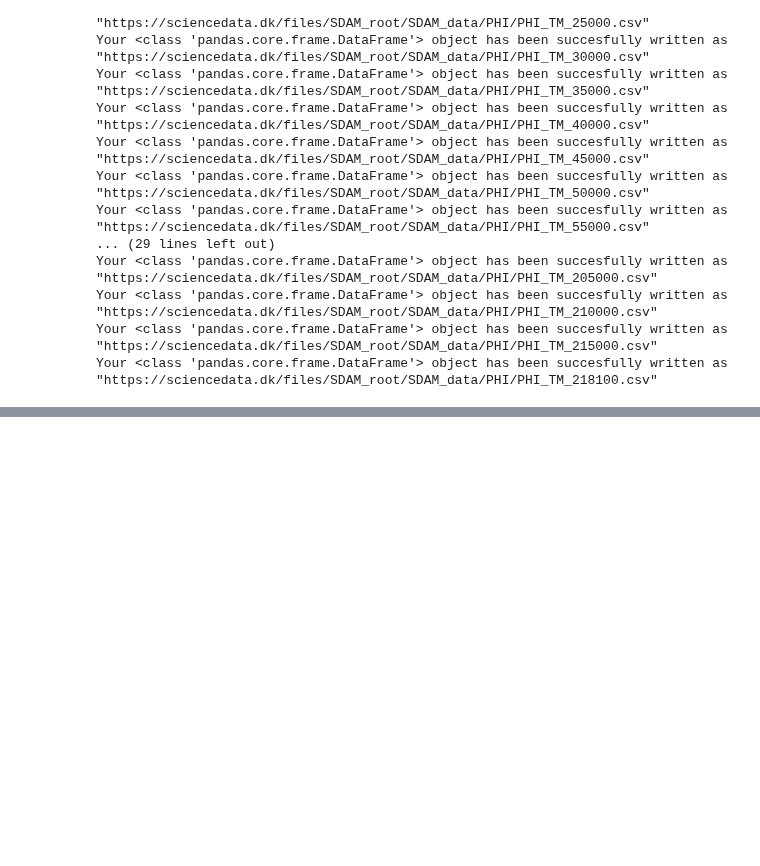
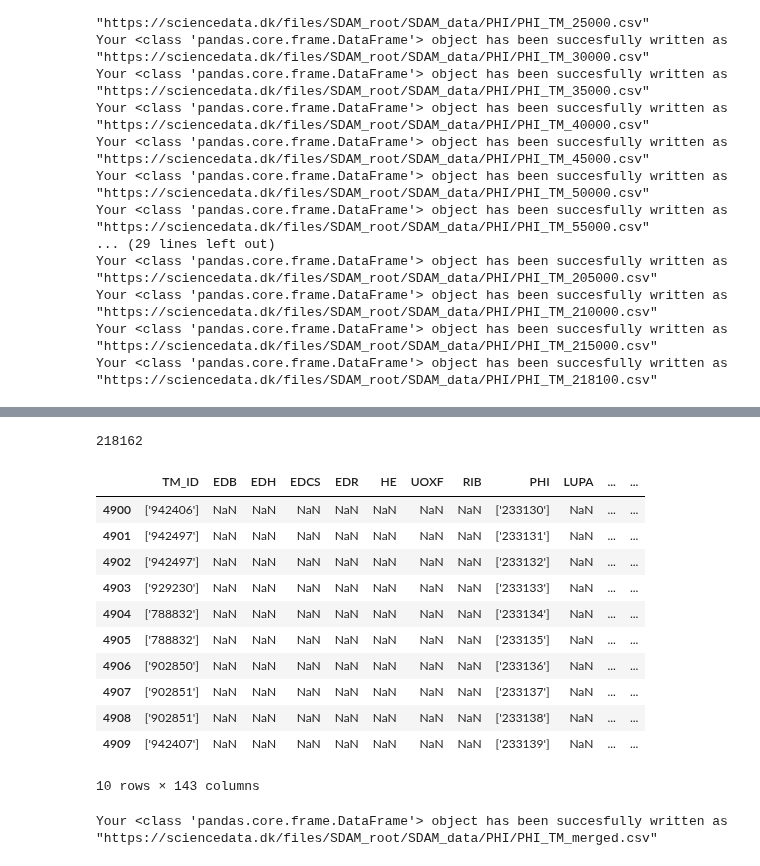
Before and after one commit to sdam-au/GI_ETL, a Jupyter notebook: scripts/phi_trismegistos_colab.ipynb, the cells around one changed output, grey strips where cells are left out. Saved outputs shown, nothing was run; the diff lists cells and outputs as text; code cells hidden in the pictures; blank space fills up the shorter version.

```diff
--- a/scripts/phi_trismegistos_colab.ipynb
+++ b/scripts/phi_trismegistos_colab.ipynb
@@ -185,0 +210,9 @@ Your <class 'pandas.core.frame.DataFrame'> object has been succesfully written a
+# %%
+step = 100
+checkpoints = list(range(0, len(PHI), 5000))[1:] + [list(range(0, len(PHI), step))[-1]] # its own range plus last element of steps
+
+PHI_TM_merged = s.read_file("SDAM_data/PHI/PHI_TM_{0}.csv".format(str(checkpoints[0])))
+for num in checkspoints[1:]:
+  filename = "SDAM_data/PHI/PHI_TM_{0}.csv".format(str(num))
+  PHI_TM_merged = PHI_TM_merged.append(s.read_file(filename))
+  print(filename)
@@ -185,0 +234,23 @@ Your <class 'pandas.core.frame.DataFrame'> object has been succesfully written a
+# %%
+len(PHI_TM_merged)
+# %% [output]
+218162
+# %%
+PHI_TM_merged[100000:100010]
+# %% [output]
+|  | TM_ID | EDB | EDH | EDCS | EDR | HE | UOXF | RIB | PHI | LUPA | ... | ... |
+| 4900 | ['942406'] | NaN | NaN | NaN | NaN | NaN | NaN | NaN | ['233130'] | NaN | ... | ... |
+| 4901 | ['942497'] | NaN | NaN | NaN | NaN | NaN | NaN | NaN | ['233131'] | NaN | ... | ... |
+| 4902 | ['942497'] | NaN | NaN | NaN | NaN | NaN | NaN | NaN | ['233132'] | NaN | ... | ... |
+| 4903 | ['929230'] | NaN | NaN | NaN | NaN | NaN | NaN | NaN | ['233133'] | NaN | ... | ... |
+| 4904 | ['788832'] | NaN | NaN | NaN | NaN | NaN | NaN | NaN | ['233134'] | NaN | ... | ... |
+| 4905 | ['788832'] | NaN | NaN | NaN | NaN | NaN | NaN | NaN | ['233135'] | NaN | ... | ... |
+| 4906 | ['902850'] | NaN | NaN | NaN | NaN | NaN | NaN | NaN | ['233136'] | NaN | ... | ... |
+| 4907 | ['902851'] | NaN | NaN | NaN | NaN | NaN | NaN | NaN | ['233137'] | NaN | ... | ... |
+| 4908 | ['902851'] | NaN | NaN | NaN | NaN | NaN | NaN | NaN | ['233138'] | NaN | ... | ... |
+| 4909 | ['942407'] | NaN | NaN | NaN | NaN | NaN | NaN | NaN | ['233139'] | NaN | ... | ... |
+10 rows × 143 columns
+# %%
+s.write_file("SDAM_data/PHI/PHI_TM_merged.csv", PHI_TM_merged)
+# %% [output]
+Your <class 'pandas.core.frame.DataFrame'> object has been succesfully written as "https://sciencedata.dk/files/SDAM_root/SDAM_data/PHI/PHI_TM_merged.csv"
```
Also changed, not shown: parts of 18 cells of this notebook.
